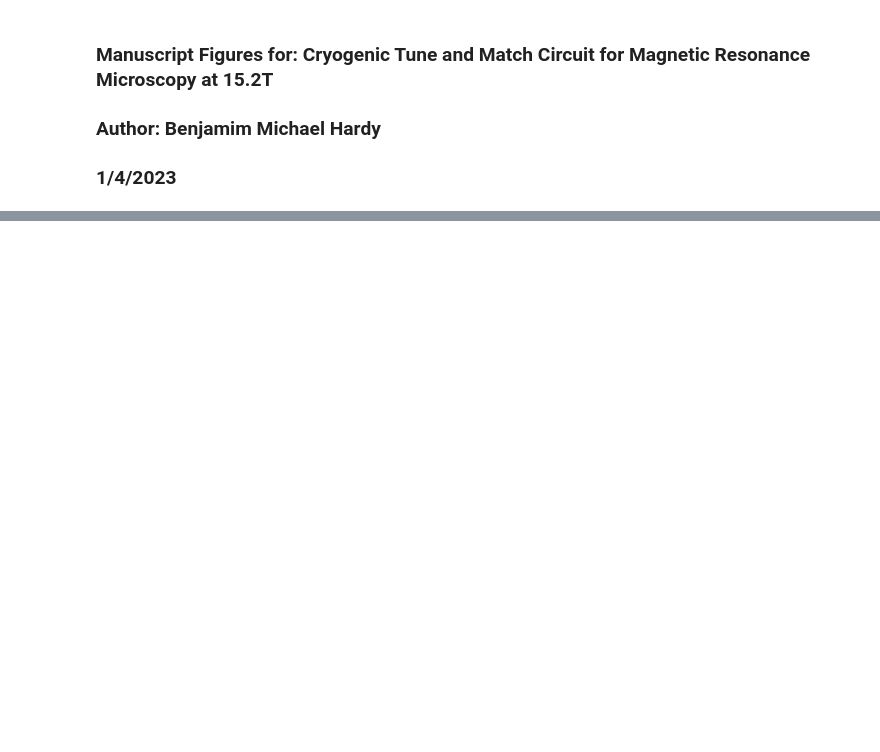
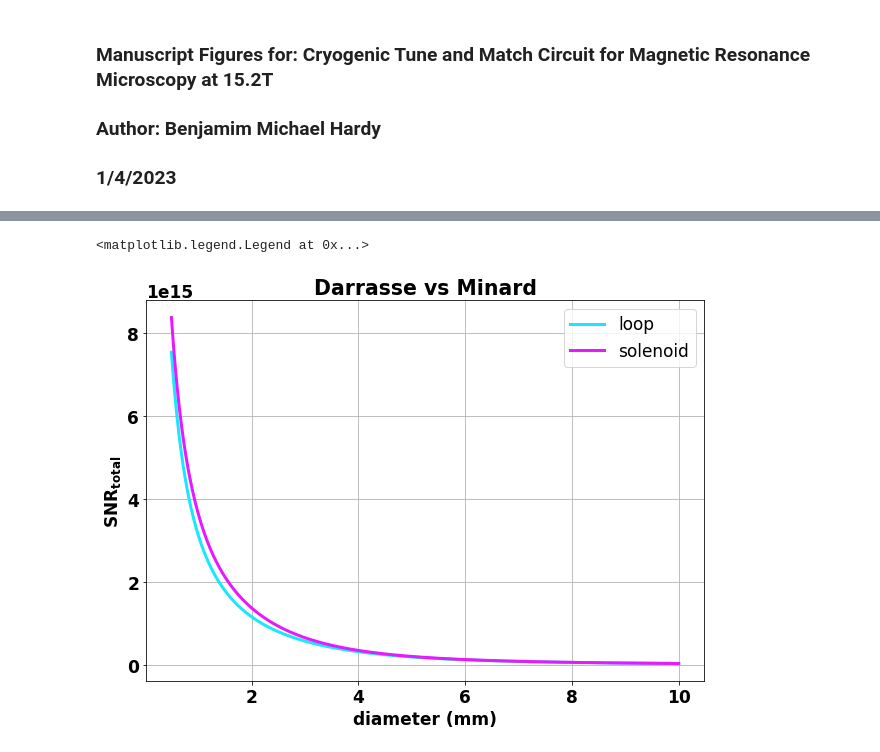
Before and after one commit to benjhardy/Coil_vs_Sample_Noise_MRI, a Jupyter notebook: manuscript_figures.ipynb, the cells around one changed output, grey strips where cells are left out. Cells and saved outputs as stored; diff of their text form; code cells hidden in the pictures; blank space fills up the shorter version.

```diff
--- a/manuscript_figures.ipynb
+++ b/manuscript_figures.ipynb
@@ -21,0 +116,18 @@ matplotlib.rc('font', **font)
+# %%
+# ensure that darasse equation is reasonable and comparable to minard and wind design:
+col = plt.cm.cool([0.1,0.9,.5])
+plt.subplots(figsize=(10,7))
+
+plt.plot(dcoilSizes*1000, snr_rt_loop,linewidth=3,label='loop',color=col[0])
+plt.plot(dcoilSizes*1000, snr_rt_sol,linewidth=3,label='solenoid',color=col[1])
+
+plt.xlabel('diameter (mm)',fontweight='bold')
+plt.ylabel(r'$\bfSNR_{total}$',fontweight='bold')
+plt.title('Darrasse vs Minard',fontweight='bold')
+plt.grid()
+legend_properties = {'weight':'normal'}
+
+plt.legend(prop=legend_properties)
+# %% [output]
+<matplotlib.legend.Legend at 0x...>
+[figure, added]
```
Also changed, not shown: parts of 6 cells of this notebook.
